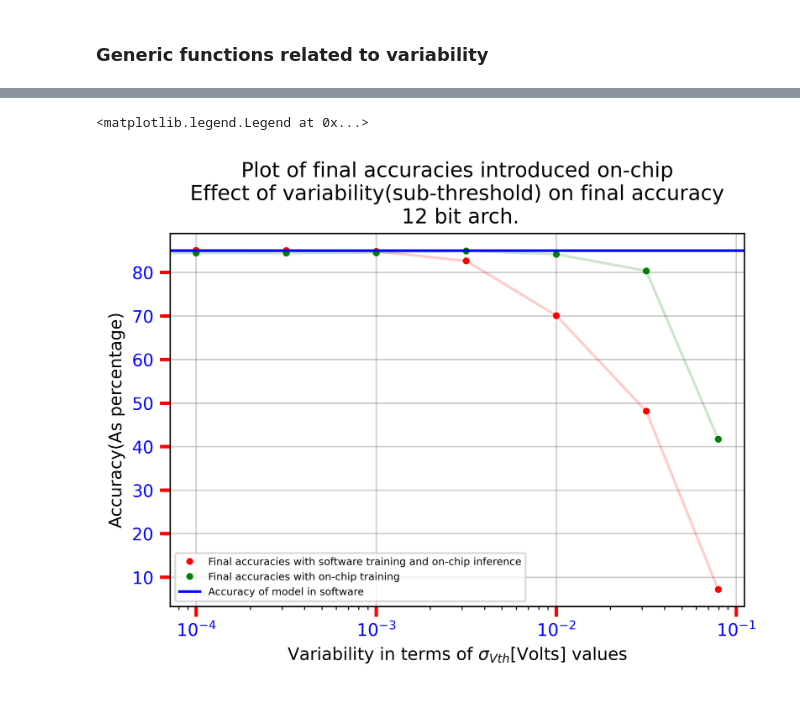
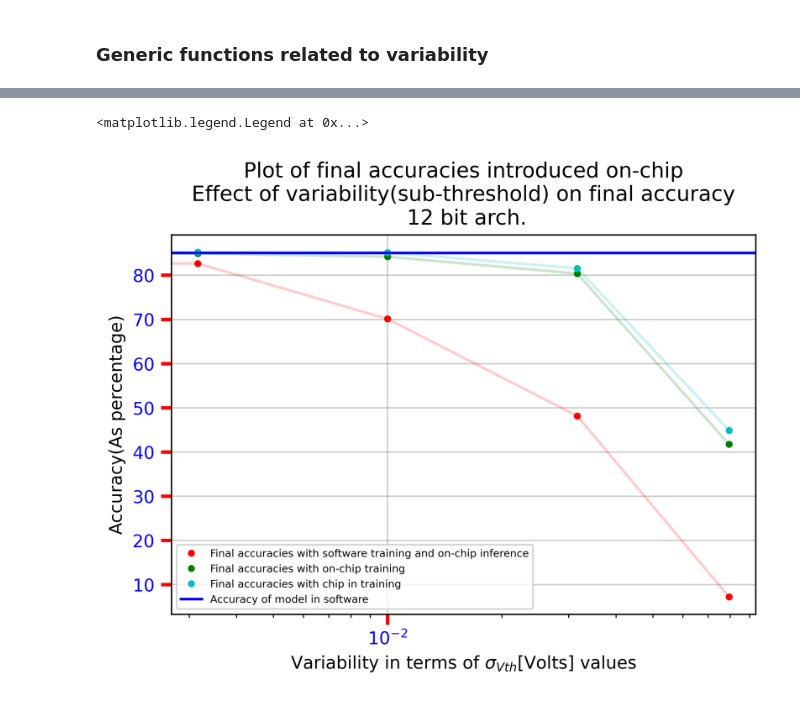
Before and after one commit to Rohit01-zoey/Perturbation-techniques-in-CNNs, a Jupyter notebook: code/code for figures/chipInLoopTraining.ipynb, the cells around one changed output, grey strips where cells are left out. Drawn from its saved outputs; the diff is of its cells as text; code cells hidden in the pictures.

```diff
--- a/code/code for figures/chipInLoopTraining.ipynb
+++ b/code/code for figures/chipInLoopTraining.ipynb
@@ -77,9 +75,9 @@ def relu(x):
 
 
 def softmax(Z):
+  # return np.exp(Z) / np.sum(np.exp(Z),0)
+  Z = Z-np.max(Z, axis=0)
   return np.exp(Z) / np.sum(np.exp(Z),0)
-  #Z = Z-np.max(Z, axis=0)
-  #return np.exp(Z) / np.sum(np.exp(Z),0)
 
 
 def relu_d(x):
@@ -496,7 +494,7 @@ def batch_grad_descent_with_var(X,Y, batchsize,iter, lr, midLayerSize, mu, sigma
 
   return W1asym, b1, W1sym, b2, train_acc, val_acc, train_loss, val_loss, sum_weights
 # %%
-def batch_grad_descent_with_var_chipInLoop   (X,Y, batchsize,iter, lr, midLayerSize, mu, sigma, vDD, precision, step, discreteSteps, wRange, asym, onoff,seed = None, print_op=1):
+def batch_grad_descent_with_var_chipInLoop(X,Y, batchsize,iter, lr, midLayerSize, mu, sigma, vDD, precision, step, discreteSteps, wRange, asym, onoff,seed = None, print_op=1):
 
   # print("Entered Grad Descent")
   #performs minibatch grad descent for given iterations and learning rate
@@ -509,6 +507,10 @@ def batch_grad_descent_with_var_chipInLoop   (X,Y, batchsize,iter, lr, midLayerS
 
   newShape = X[:, 0].shape[0]
   W1, b1, W2, b2 = params_init(newShape=newShape, midLayerSize = midLayerSize, seed = seed)
+  W1symsoft = W1.copy()
+  b1symsoft = b1.copy()
+  W2symsoft = W2.copy()
+  b2symsoft = b2.copy() #software copy of weights
   W1 = roundArbitrary(W1, step, wRange)#weights have to maintained as their digitized versions
   b1 = roundArbitrary(b1, step, wRange)
   W2 = roundArbitrary(W2, step, wRange)
@@ -525,6 +527,9 @@ def batch_grad_descent_with_var_chipInLoop   (X,Y, batchsize,iter, lr, midLayerS
   b1sym = b1.copy()
   W2sym = W2.copy()
   b2sym = b2.copy()
+
+
+
 
 
   disArr = np.array([(-1)*i for i in discreteSteps[::-1]] + discreteSteps)
@@ -604,14 +609,14 @@ def batch_grad_descent_with_var_chipInLoop   (X,Y, batchsize,iter, lr, midLayerS
       #   plt.plot(A21[:, 1], A22[:, 1], 'g.', label = "Var")
       #   plt.legend()
 
-      dW1sym, db1sym, dW2sym, db2sym = backprop(Z1, A12, Z2, A22, W1varoc, W2varoc, X1, Y1)
+      dW1sym, db1sym, dW2sym, db2sym = backprop(Z1, A12, Z2, A22, W1symsoft, W2symsoft, X1, Y1)
 
-      W1sym, b1sym, W2sym, b2sym = param_update(W1sym, b1sym, W2sym,b2sym, dW1sym, db1sym, dW2sym, db2sym, lr = lr)
+      W1symsoft, b1symsoft, W2symsoft, b2symsoft = param_update(W1symsoft, b1symsoft, W2symsoft,b2symsoft, dW1sym, db1sym, dW2sym, db2sym, lr = lr)
 
-      W1sym = roundArbitrary(W1sym, step, wRange)#weights have to maintained as their digitized versions
-      b1sym = roundArbitrary(b1sym, step, wRange)
-      W2sym = roundArbitrary(W2sym, step, wRange)
-      b2sym = roundArbitrary(b2sym, step, wRange)
+      W1sym = roundArbitrary(W1symsoft.copy(), step, wRange)#weights have to maintained as their digitized versions
+      b1sym = roundArbitrary(b1symsoft.copy(), step, wRange)
+      W2sym = roundArbitrary(W2symsoft.copy(), step, wRange)
+      b2sym = roundArbitrary(b2symsoft.copy(), step, wRange)
 
       # plt.figure()
       # plt.plot(dW1sym.flatten(), dW1asym.flatten(), '.', label = "Asymetry")
@@ -699,7 +704,7 @@ newShape = x_train[:, 0].shape[0]
 # %%
 trainPlease = []
 valPlease = []
-Sig = 10**(-1*np.array([ 1.1, 1.5, 2, 2.5,3, 3.5, 4]))
+Sig = 10**(-1*np.array([ 1.1, 1.5, 2, 2.5]))
 Sig = np.r_[Sig, 0]
 for sigma in Sig:
     W1, b1, W2, b2, train_acc_quant, val_acc_quant, train_loss_comp, val_loss_comp, sum_weights = batch_grad_descent_with_var(x_train,y_train,batchsize,iter, lr, midLayerSize, mu, sigma, vDD, precision, step, discreteSteps, wRange, asym, onoff,seed = 47,print_op=1)
@@ -726,0 +731,9 @@ KeyboardInterrupt:
+# %%
+trainPleaseCIL = []
+valPleaseCIL = []
+Sig = 10**(-1*np.array([ 1.1, 1.5, 2, 2.5]))
+Sig = np.r_[Sig, 0]
+for sigma in Sig:
+    W1, b1, W2, b2, train_acc_quant, val_acc_quant, train_loss_comp, val_loss_comp, sum_weights = batch_grad_descent_with_var_chipInLoop(x_train,y_train,batchsize,iter, lr, midLayerSize, mu, sigma, vDD, precision, step, discreteSteps, wRange, asym, onoff,seed = 47,print_op=1)
+    trainPleaseCIL.append(train_acc_quant)
+    valPleaseCIL.append(val_acc_quant)
@@ -747,19 +778,22 @@ for sigma in Sig:
 # %%
 import matplotlib
 matplotlib.rcParams["figure.dpi"] = 600
 trainPleaseVarAdd = [trainPlease[i][-1][1] for i in range(0, len(Sig))]
+trainPleaseVarAddCIL = [trainPleaseCIL[i][-1][1] for i in range(0, len(Sig))]
 plt.plot(Sig, onlineTrainAcc, 'r.', label = "Final accuracies with software training and on-chip inference")
 plt.plot(Sig, onlineTrainAcc, 'r', alpha = 0.2)
 plt.plot(Sig, trainPleaseVarAdd, 'g.', label = "Final accuracies with on-chip training")
 plt.plot(Sig, trainPleaseVarAdd, 'g', alpha = 0.2)
+plt.plot(Sig, trainPleaseVarAddCIL, 'c.', label = "Final accuracies with chip in training")
+plt.plot(Sig, trainPleaseVarAddCIL, 'c', alpha = 0.2)
 plt.axhline(train_accBP[-1], color = 'b', label = "Accuracy of model in software")
 plt.xscale("log")
 plt.tick_params(axis='both', direction='out', length=6, width=2, labelcolor='b', colors='r', grid_color='gray', grid_alpha=0.4)
 plt.grid()
 plt.xlabel(r"Variability in terms of $\sigma_{Vth}$[Volts] values")
 plt.ylabel("Accuracy(As percentage)")
 plt.title("Plot of final accuracies introduced on-chip\n Effect of variability(sub-threshold) on final accuracy \n 12 bit arch.")
 plt.legend(fontsize = 6)
 # %% [output]
 <matplotlib.legend.Legend at 0x...>
-[figure, old version]
+[figure, new version]
```
Also changed, not shown: parts of 3 cells of this notebook.
